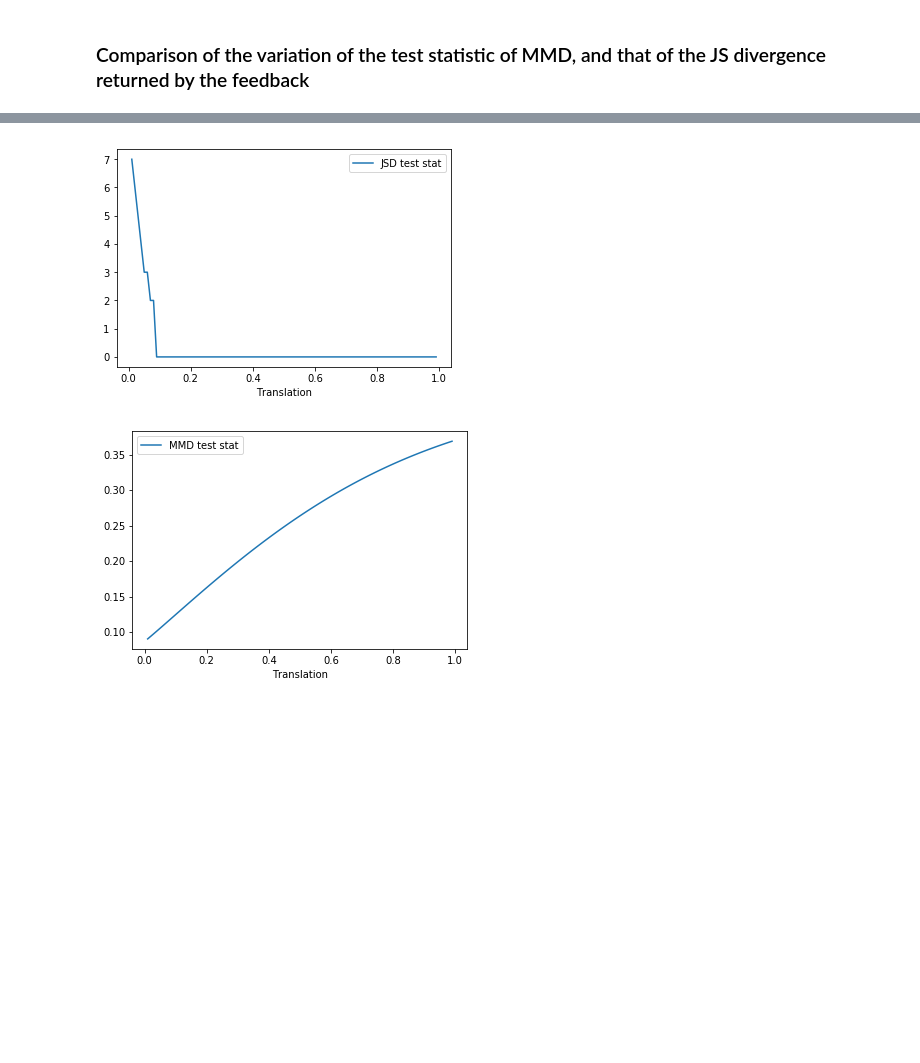
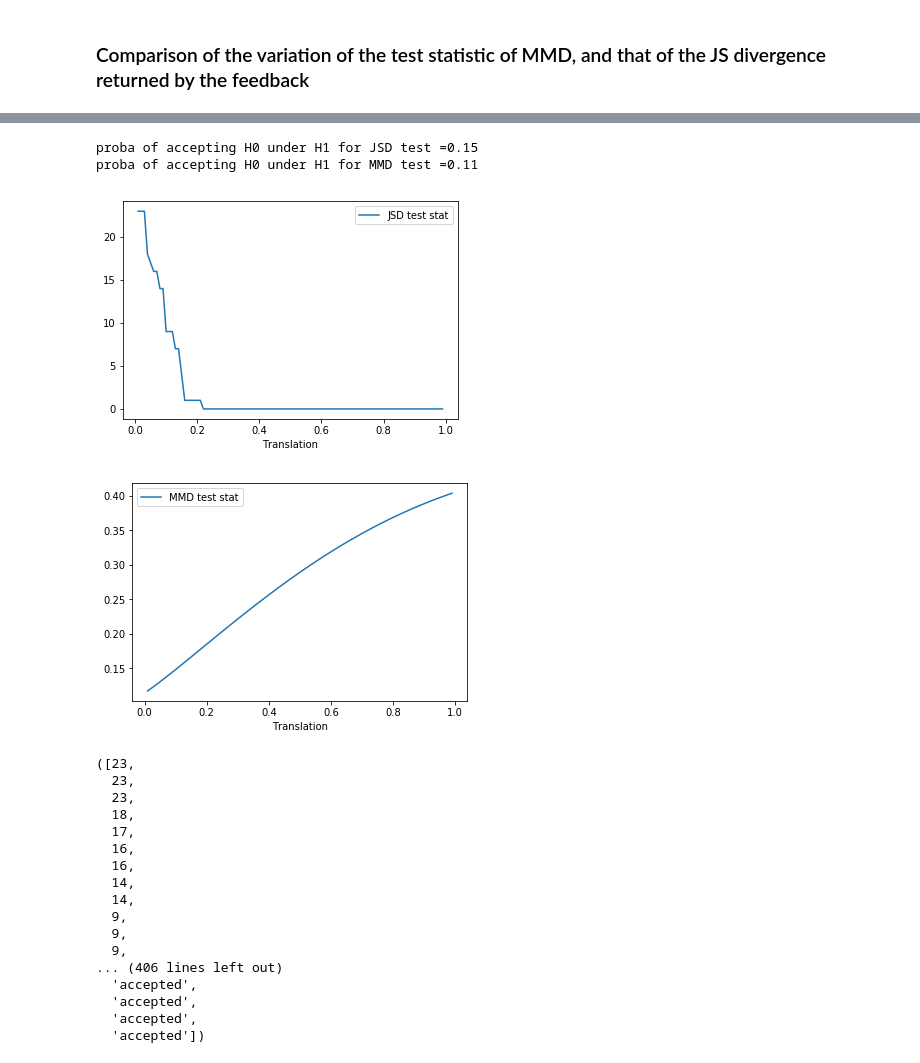
Before and after one commit to mariondechallens/GMDA, a Jupyter notebook: Results.ipynb, the cells around one changed output, grey strips where cells are left out. Drawn from its saved outputs; the diff is of its cells as text; code cells hidden in the pictures; blank space fills up the shorter version.

```diff
--- a/Results.ipynb
+++ b/Results.ipynb
@@ -511,9 +508,9 @@ Wall time: 1.23 s
 # %%
-def compare(g1,g2):
+def compare(g1,g2,k,alpha = 0.95):
 
     #JSD
     rd.seed(0)
-    kofn_power = 0.66
+    kofn_power = k
     fk = DDBC_feedback(
         g1, g2,
     )
@@ -522,25 +519,8 @@ def compare(g1,g2):
 
     #MMD
     kernel_class = GaussianKernel()
-    test = MMD_test(kernel_class=kernel_class, alpha=0.05, biased=True)
+    test = MMD_test(kernel_class=kernel_class, alpha=alpha, biased=True)
 
     test.fit(X=g1, Y=g2, verbose=False)
 
-    return fk.b, test.T
+    return fk.b, test.T, fk.test_result, test.test_result
-# %%
-l_j = []
-l_m = []
-N = 100
-
-g2 = gaussian_mix(d=2,N=3,t=0,n=100, s=1, seed=2)
-for t in range(1,N):
-    g1 = gaussian_mix(d=2,N=3,t=t*0.01,n=100, s=1, seed=1)
-    comparison  = compare(g1,g2)
-    l_j.append(comparison[0])
-    l_m.append(comparison[1])
-
-df = pd.DataFrame()
-df['JSD'] = l_j
-df['MMD'] = l_m
-df['translation'] = range(1,N)
-df['translation'] = df['translation']*0.01
@@ -568,14 +526,0 @@ df
-# %%
-plt.plot(df['translation'],l_j,label ='JSD test stat')
-plt.legend()
-plt.xlabel('Translation')
-plt.show()
-# %% [output]
-[figure, removed]
-# %%
-plt.plot(df['translation'],l_m,label ='MMD test stat')
-plt.legend()
-plt.xlabel('Translation')
-plt.show()
-# %% [output]
-[figure, removed]
@@ -581,0 +571,24 @@ plt.show()
+# %%
+compare_echantillon(s = 1,k=0.66,N_iter=100,pas=0.01,d=2,plot_= True,verbose =True)
+# %% [output]
+proba of accepting H0 under H1 for JSD test =0.15
+proba of accepting H0 under H1 for MMD test =0.11
+[figure, added]
+[figure, added]
+([23,
+  23,
+  23,
+  18,
+  17,
+  16,
+  16,
+  14,
+  14,
+  9,
+  9,
+  9,
+... (406 lines left out)
+  'accepted',
+  'accepted',
+  'accepted',
+  'accepted'])
```
Also changed, not shown: parts of 9 cells of this notebook.
